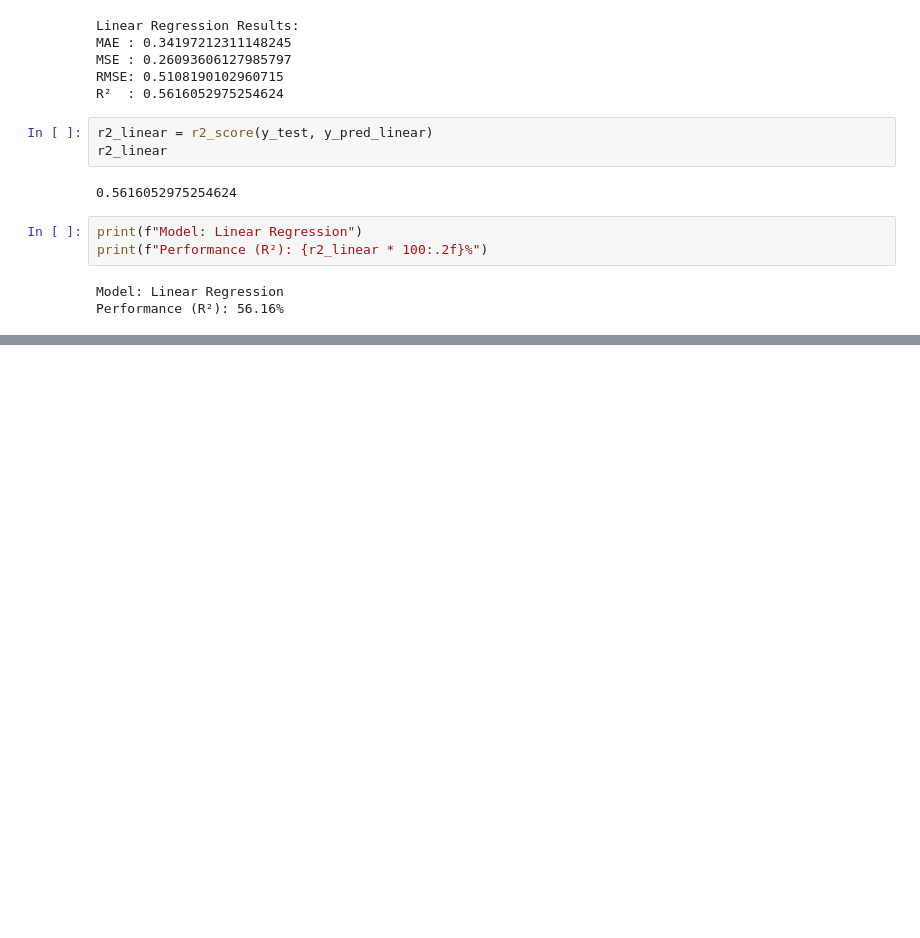
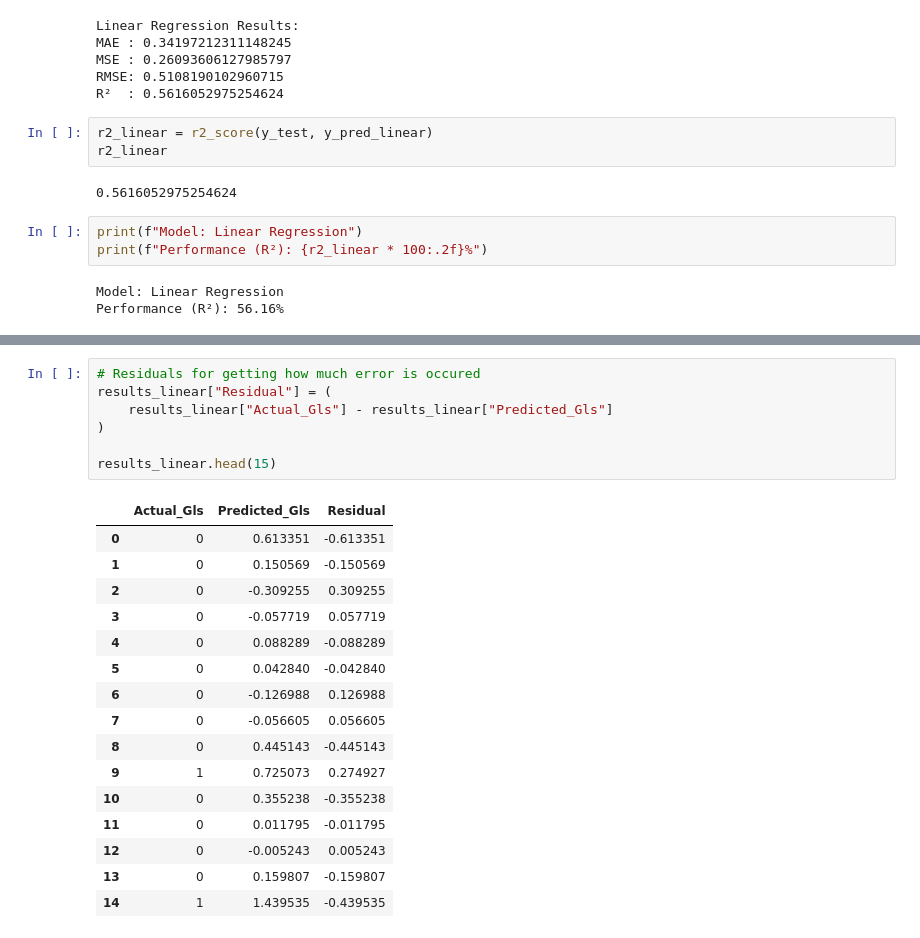
Before and after one commit to FaisalMahmudArzu/Football-Data-Analysis-from-Kaggle, a Jupyter notebook: main.ipynb, the cells around one changed output, grey strips where cells are left out. Cells and saved outputs as stored; diff of their text form; blank space fills up the shorter version.

```diff
--- a/main.ipynb
+++ b/main.ipynb
@@ -1645,0 +1670,24 @@ Performance (R²): 56.16%
+# %%
+# Residuals for getting how much error is occured
+results_linear["Residual"] = (
+    results_linear["Actual_Gls"] - results_linear["Predicted_Gls"]
+)
+
+results_linear.head(15)
+# %% [output]
+|  | Actual_Gls | Predicted_Gls | Residual |
+| 0 | 0 | 0.613351 | -0.613351 |
+| 1 | 0 | 0.150569 | -0.150569 |
+| 2 | 0 | -0.309255 | 0.309255 |
+| 3 | 0 | -0.057719 | 0.057719 |
+| 4 | 0 | 0.088289 | -0.088289 |
+| 5 | 0 | 0.042840 | -0.042840 |
+| 6 | 0 | -0.126988 | 0.126988 |
+| 7 | 0 | -0.056605 | 0.056605 |
+| 8 | 0 | 0.445143 | -0.445143 |
+| 9 | 1 | 0.725073 | 0.274927 |
+| 10 | 0 | 0.355238 | -0.355238 |
+| 11 | 0 | 0.011795 | -0.011795 |
+| 12 | 0 | -0.005243 | 0.005243 |
+| 13 | 0 | 0.159807 | -0.159807 |
+| 14 | 1 | 1.439535 | -0.439535 |
```
Also changed, not shown: parts of 5 cells of this notebook.
